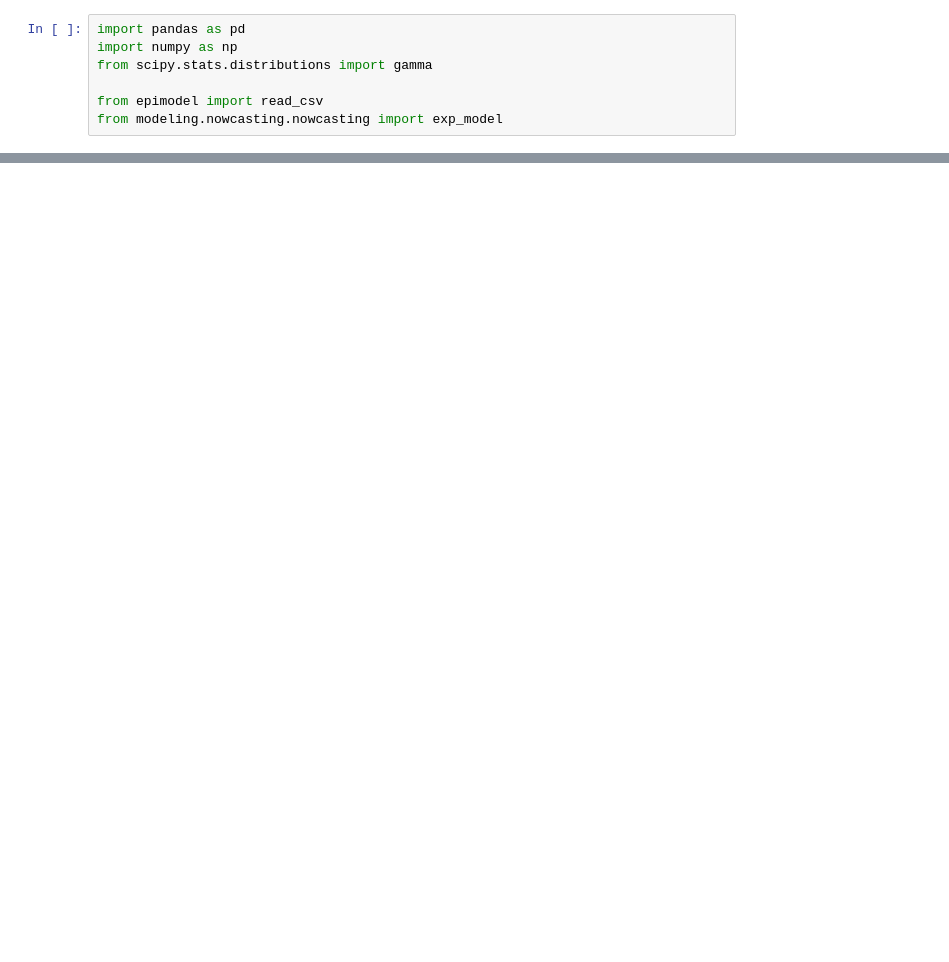
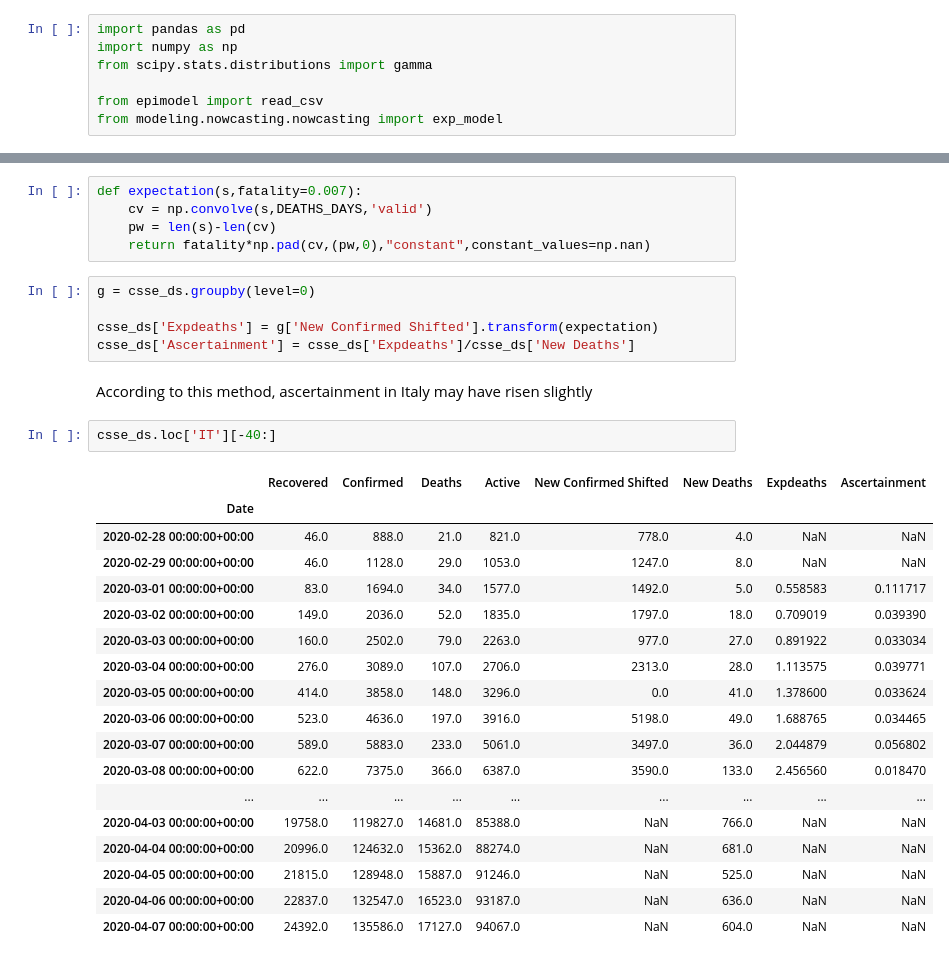
Before and after one commit to jsalvatier/epimodel, a Jupyter notebook: notebooks/djohnston/Cases_from_deaths.ipynb, the cells around one changed output, grey strips where cells are left out. Drawn from its saved outputs; the diff is of its cells as text; blank space fills up the shorter version.

```diff
--- a/notebooks/djohnston/Cases_from_deaths.ipynb
+++ b/notebooks/djohnston/Cases_from_deaths.ipynb
@@ -31,0 +66,33 @@ csse_ds.loc['BR']
+# %%
+def expectation(s,fatality=0.007):
+    cv = np.convolve(s,DEATHS_DAYS,'valid')
+    pw = len(s)-len(cv)
+    return fatality*np.pad(cv,(pw,0),"constant",constant_values=np.nan)
+# %%
+g = csse_ds.groupby(level=0)
+
+csse_ds['Expdeaths'] = g['New Confirmed Shifted'].transform(expectation)
+csse_ds['Ascertainment'] = csse_ds['Expdeaths']/csse_ds['New Deaths']
+# %% [markdown]
+According to this method, ascertainment in Italy may have risen slightly
+# %%
+csse_ds.loc['IT'][-40:]
+# %% [output]
+|  | Recovered | Confirmed | Deaths | Active | New Confirmed Shifted | New Deaths | Expdeaths | Ascertainment |
+| Date |  |  |  |  |  |  |  |  |
+| 2020-02-28 00:00:00+00:00 | 46.0 | 888.0 | 21.0 | 821.0 | 778.0 | 4.0 | NaN | NaN |
+| 2020-02-29 00:00:00+00:00 | 46.0 | 1128.0 | 29.0 | 1053.0 | 1247.0 | 8.0 | NaN | NaN |
+| 2020-03-01 00:00:00+00:00 | 83.0 | 1694.0 | 34.0 | 1577.0 | 1492.0 | 5.0 | 0.558583 | 0.111717 |
+| 2020-03-02 00:00:00+00:00 | 149.0 | 2036.0 | 52.0 | 1835.0 | 1797.0 | 18.0 | 0.709019 | 0.039390 |
+| 2020-03-03 00:00:00+00:00 | 160.0 | 2502.0 | 79.0 | 2263.0 | 977.0 | 27.0 | 0.891922 | 0.033034 |
+| 2020-03-04 00:00:00+00:00 | 276.0 | 3089.0 | 107.0 | 2706.0 | 2313.0 | 28.0 | 1.113575 | 0.039771 |
+| 2020-03-05 00:00:00+00:00 | 414.0 | 3858.0 | 148.0 | 3296.0 | 0.0 | 41.0 | 1.378600 | 0.033624 |
+| 2020-03-06 00:00:00+00:00 | 523.0 | 4636.0 | 197.0 | 3916.0 | 5198.0 | 49.0 | 1.688765 | 0.034465 |
+| 2020-03-07 00:00:00+00:00 | 589.0 | 5883.0 | 233.0 | 5061.0 | 3497.0 | 36.0 | 2.044879 | 0.056802 |
+| 2020-03-08 00:00:00+00:00 | 622.0 | 7375.0 | 366.0 | 6387.0 | 3590.0 | 133.0 | 2.456560 | 0.018470 |
+| ... | ... | ... | ... | ... | ... | ... | ... | ... |
+| 2020-04-03 00:00:00+00:00 | 19758.0 | 119827.0 | 14681.0 | 85388.0 | NaN | 766.0 | NaN | NaN |
+| 2020-04-04 00:00:00+00:00 | 20996.0 | 124632.0 | 15362.0 | 88274.0 | NaN | 681.0 | NaN | NaN |
+| 2020-04-05 00:00:00+00:00 | 21815.0 | 128948.0 | 15887.0 | 91246.0 | NaN | 525.0 | NaN | NaN |
+| 2020-04-06 00:00:00+00:00 | 22837.0 | 132547.0 | 16523.0 | 93187.0 | NaN | 636.0 | NaN | NaN |
+| 2020-04-07 00:00:00+00:00 | 24392.0 | 135586.0 | 17127.0 | 94067.0 | NaN | 604.0 | NaN | NaN |
```
Also changed, not shown: parts of 9 cells of this notebook, 1 other file.
